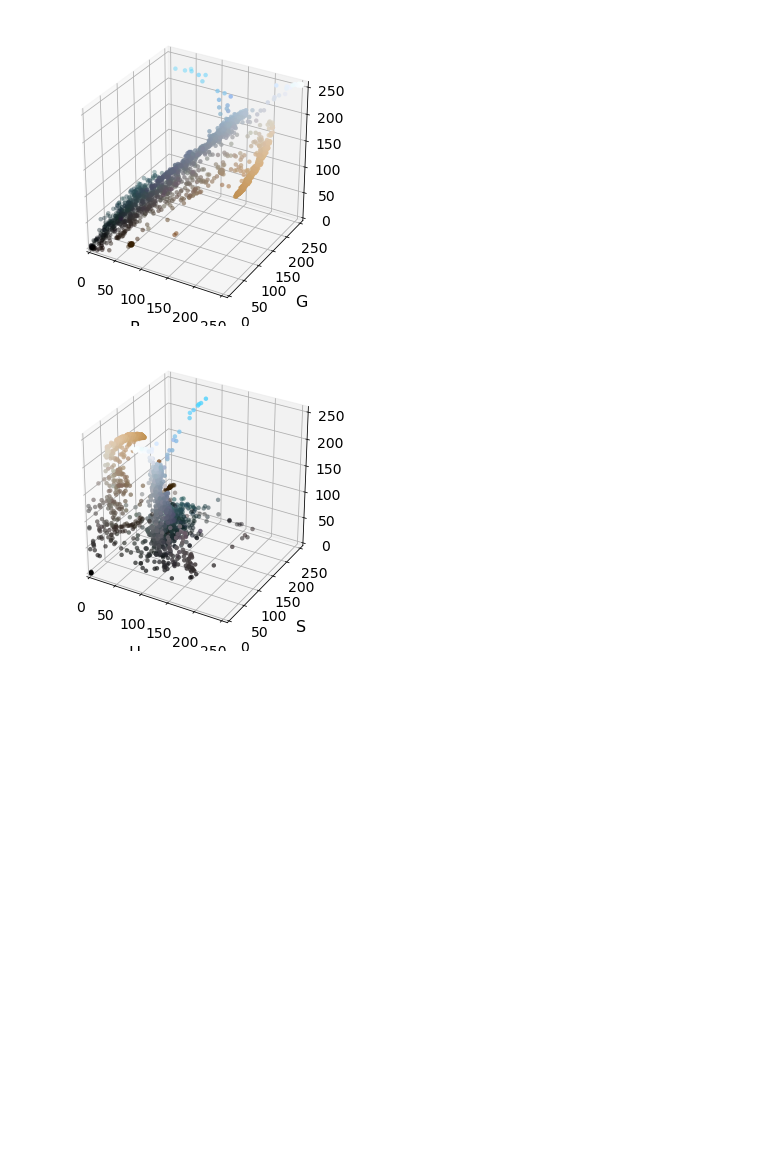
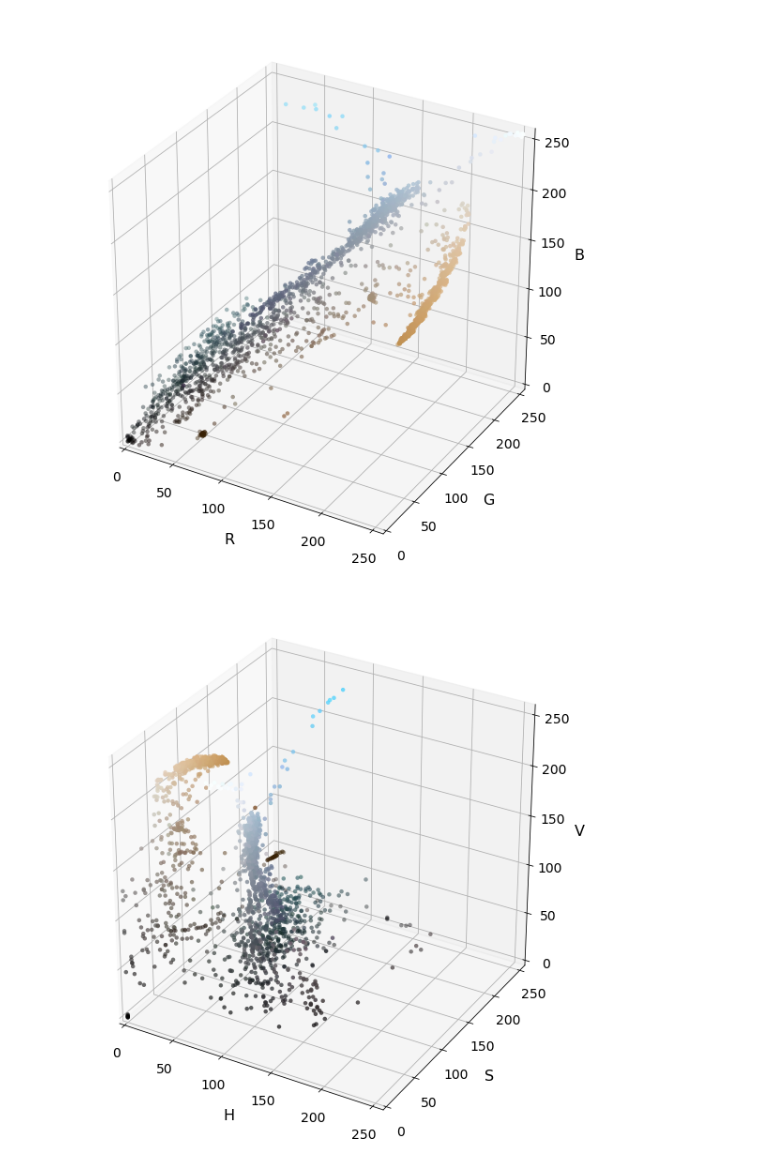
Before and after one commit to tjacobs/CarND-Vehicle-Detection, a Jupyter notebook: Vehicle Detection.ipynb, the cells around one changed output. Saved outputs shown, nothing was run; the diff lists cells and outputs as text; code cells hidden in the pictures; blank space fills up the shorter version.

```diff
--- a/Vehicle Detection.ipynb
+++ b/Vehicle Detection.ipynb
@@ -9,7 +11,7 @@ import matplotlib.image as mpimg
 from mpl_toolkits.mplot3d import Axes3D
 from skimage.feature import hog
 from sklearn.preprocessing import StandardScaler
-from sklearn.cross_validation import train_test_split
+from sklearn.model_selection import train_test_split
 from sklearn.svm import LinearSVC
 %matplotlib inline
 
@@ -47,9 +49,8 @@ def draw_boxes(image, boxes, colour=(0, 0, 255), thickness=6):
     return draw_image
 
 def plot3d(pixels, colors_rgb, axis_labels=list("RGB"), axis_limits=[(0, 255), (0, 255), (0, 255)]):
-
     # Create figure and 3D axes
-    fig = plt.figure(figsize=(4, 4))
+    fig = plt.figure(figsize=(8, 8))
     ax = Axes3D(fig)
 
     # Set axis limits
@@ -69,5 +70,4 @@ def plot3d(pixels, colors_rgb, axis_labels=list("RGB"), axis_limits=[(0, 255), (
         pixels[:, :, 1].ravel(),
         pixels[:, :, 2].ravel(),
         c=colors_rgb.reshape((-1, 3)), edgecolors='none')
-
-    return ax  # return Axes3D object for further manipulation
+    return ax
@@ -312,13 +313,11 @@ def search_windows(img, windows, clf, scaler, color_space='RGB',
 # %%
-# Test our functions
-
 # Load image
 image = mpimg.imread('test_images/test1.jpg')
 
 # Boxes and plot
 boxes = [((100, 100), (200, 200)), ((300, 300), (400, 400))]
 result = draw_boxes(image, boxes)
-plot(image, result, "Boxes Drawn")
+plot(image, result, "Sample Boxes Drawn")
 
 # Histogram
 rh, gh, bh, bincen, feature_vec = color_hist(image, nbins=32, bins_range=(0, 256))
@@ -369,4 +368,4 @@ plt.show()
 [figure]
 [figure]
-[figure, old version]
+[figure, new version]
-[figure, old version]
+[figure, new version]
```
Also changed, not shown: parts of 15 cells of this notebook.
